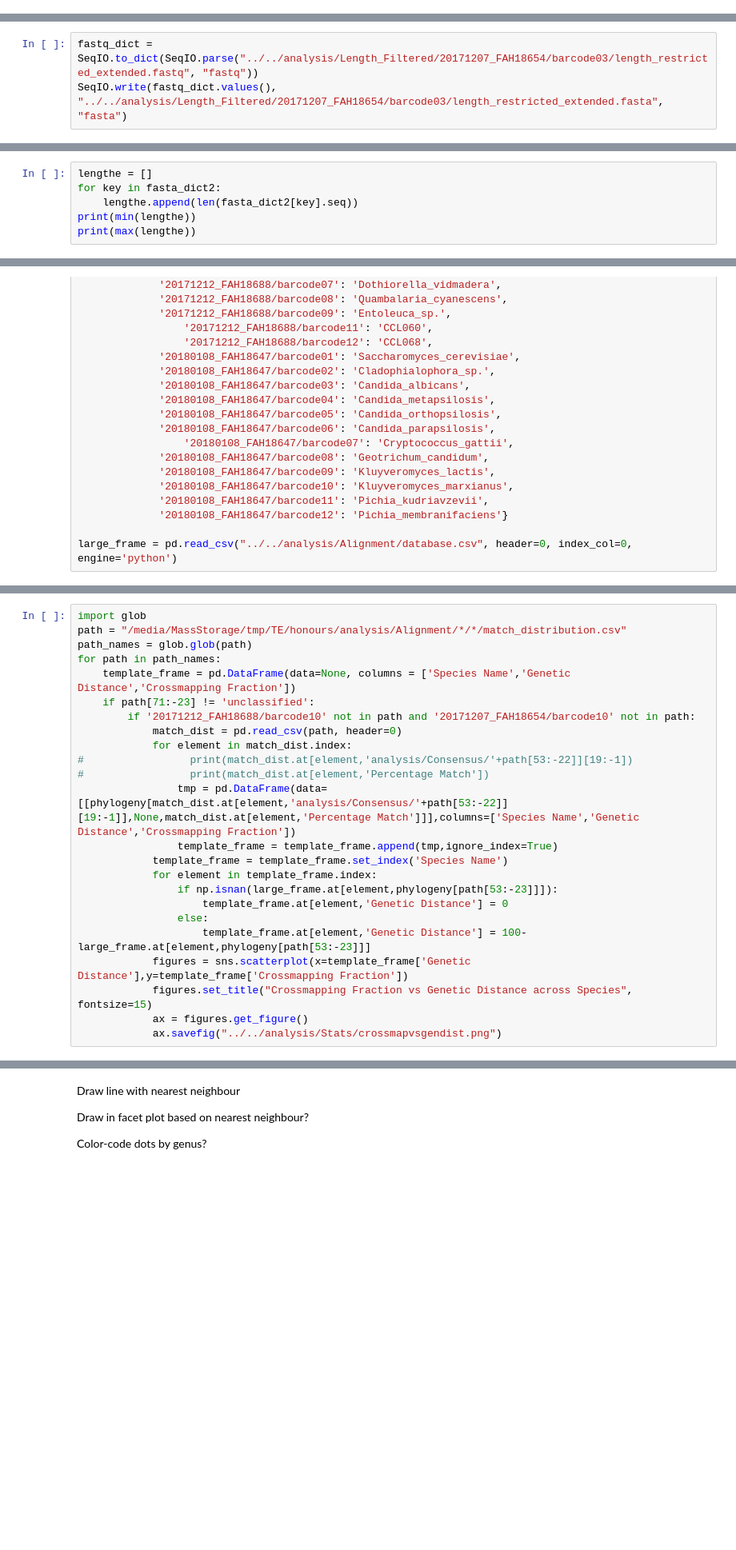
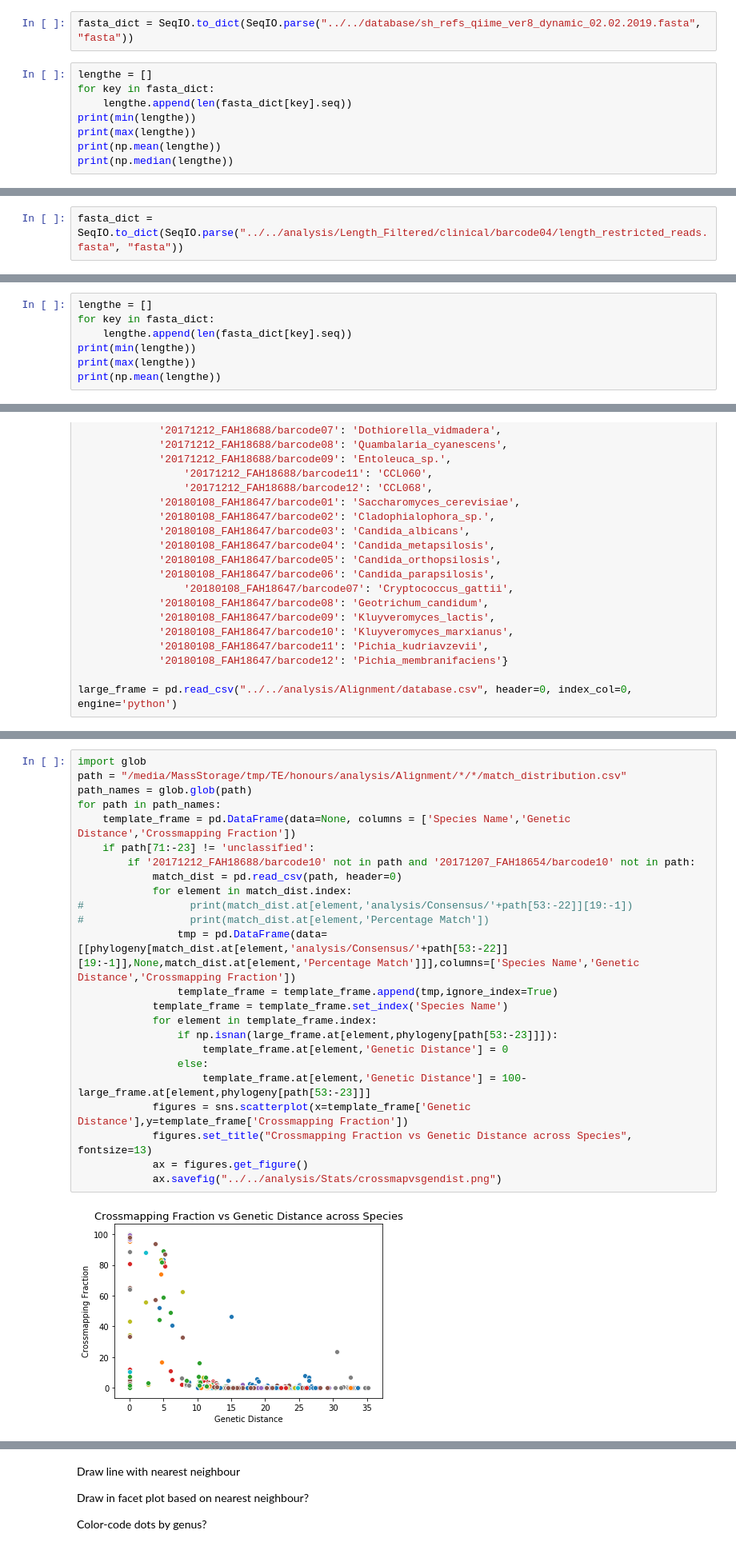
Before and after one commit to teenjes/fungal_ML, a Jupyter notebook: scripts/Notebooks/Honours Pre-processing.ipynb, the cells around one changed output, grey strips where cells are left out. Shown at 80% size. Cells and saved outputs as stored; diff of their text form; blank space fills up the shorter version.

```diff
--- a/scripts/Notebooks/Honours Pre-processing.ipynb
+++ b/scripts/Notebooks/Honours Pre-processing.ipynb
@@ -31,3 +31,13 @@ _nsre = re.compile('([0-9]+)')
 def natural_sort_key(s):
     return [int(text) if text.isdigit() else text.lower()
             for text in re.split(_nsre, s)]
+# %%
+fasta_dict = SeqIO.to_dict(SeqIO.parse("../../database/sh_refs_qiime_ver8_dynamic_02.02.2019.fasta", "fasta"))
+# %%
+lengthe = []
+for key in fasta_dict:
+    lengthe.append(len(fasta_dict[key].seq))
+print(min(lengthe))
+print(max(lengthe))
+print(np.mean(lengthe))
+print(np.median(lengthe))
@@ -34,3 +49,2 @@ def natural_sort_key(s):
 # %%
-fastq_dict = SeqIO.to_dict(SeqIO.parse("../../analysis/Length_Filtered/20171207_FAH18654/barcode03/length_restricted_extended.fastq", "fastq"))
-SeqIO.write(fastq_dict.values(), "../../analysis/Length_Filtered/20171207_FAH18654/barcode03/length_restricted_extended.fasta", "fasta")
+fasta_dict = SeqIO.to_dict(SeqIO.parse("../../analysis/Length_Filtered/clinical/barcode04/length_restricted_reads.fasta", "fasta"))
@@ -42,6 +55,7 @@ print(len(fasta_dict2))
 # %%
 lengthe = []
-for key in fasta_dict2:
-    lengthe.append(len(fasta_dict2[key].seq))
+for key in fasta_dict:
+    lengthe.append(len(fasta_dict[key].seq))
 print(min(lengthe))
 print(max(lengthe))
+print(np.mean(lengthe))
@@ -3411,27 +3452,29 @@ large_frame
 # %%
 import glob
 path = "/media/MassStorage/tmp/TE/honours/analysis/Alignment/*/*/match_distribution.csv"
 path_names = glob.glob(path)
 for path in path_names:
     template_frame = pd.DataFrame(data=None, columns = ['Species Name','Genetic Distance','Crossmapping Fraction'])
     if path[71:-23] != 'unclassified':
         if '20171212_FAH18688/barcode10' not in path and '20171207_FAH18654/barcode10' not in path:
             match_dist = pd.read_csv(path, header=0)
             for element in match_dist.index:
 #                 print(match_dist.at[element,'analysis/Consensus/'+path[53:-22]][19:-1])
 #                 print(match_dist.at[element,'Percentage Match'])
                 tmp = pd.DataFrame(data=[[phylogeny[match_dist.at[element,'analysis/Consensus/'+path[53:-22]][19:-1]],None,match_dist.at[element,'Percentage Match']]],columns=['Species Name','Genetic Distance','Crossmapping Fraction'])
                 template_frame = template_frame.append(tmp,ignore_index=True)
             template_frame = template_frame.set_index('Species Name')
             for element in template_frame.index:
                 if np.isnan(large_frame.at[element,phylogeny[path[53:-23]]]):
                     template_frame.at[element,'Genetic Distance'] = 0
                 else:
                     template_frame.at[element,'Genetic Distance'] = 100-large_frame.at[element,phylogeny[path[53:-23]]]
             figures = sns.scatterplot(x=template_frame['Genetic Distance'],y=template_frame['Crossmapping Fraction'])
-            figures.set_title("Crossmapping Fraction vs Genetic Distance across Species", fontsize=15)
+            figures.set_title("Crossmapping Fraction vs Genetic Distance across Species", fontsize=13)
             ax = figures.get_figure()
             ax.savefig("../../analysis/Stats/crossmapvsgendist.png")
+# %% [output]
+[figure, added]
 # %%
 import glob
 path = "/media/MassStorage/tmp/TE/honours/analysis/Alignment/*/*/match_distribution.csv"
```
Also changed, not shown: parts of 13 cells of this notebook, 9 other files.
